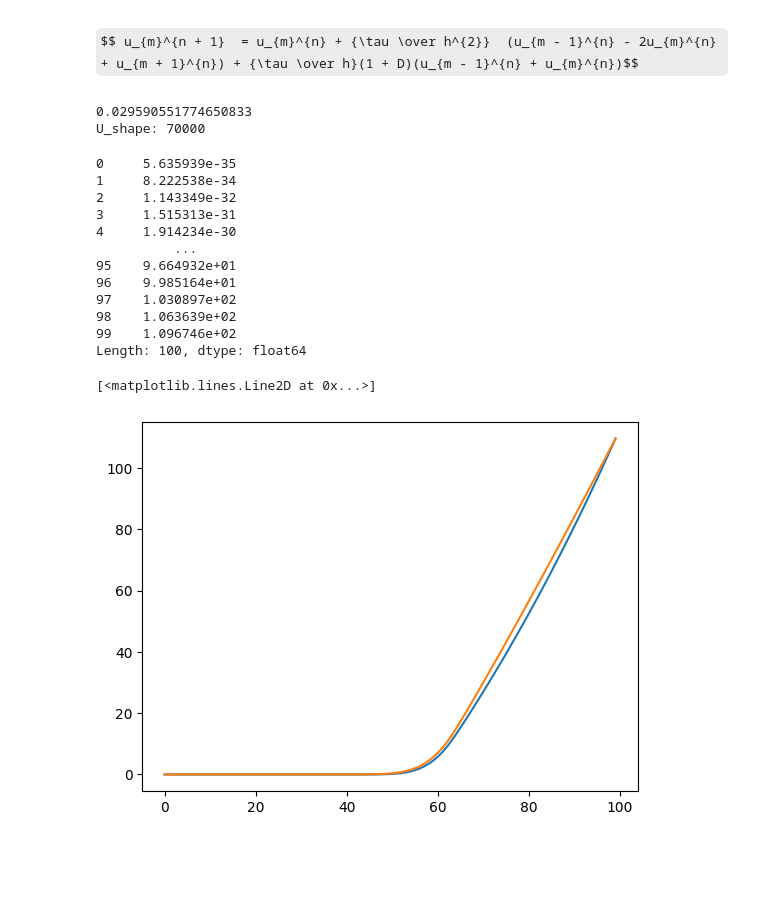
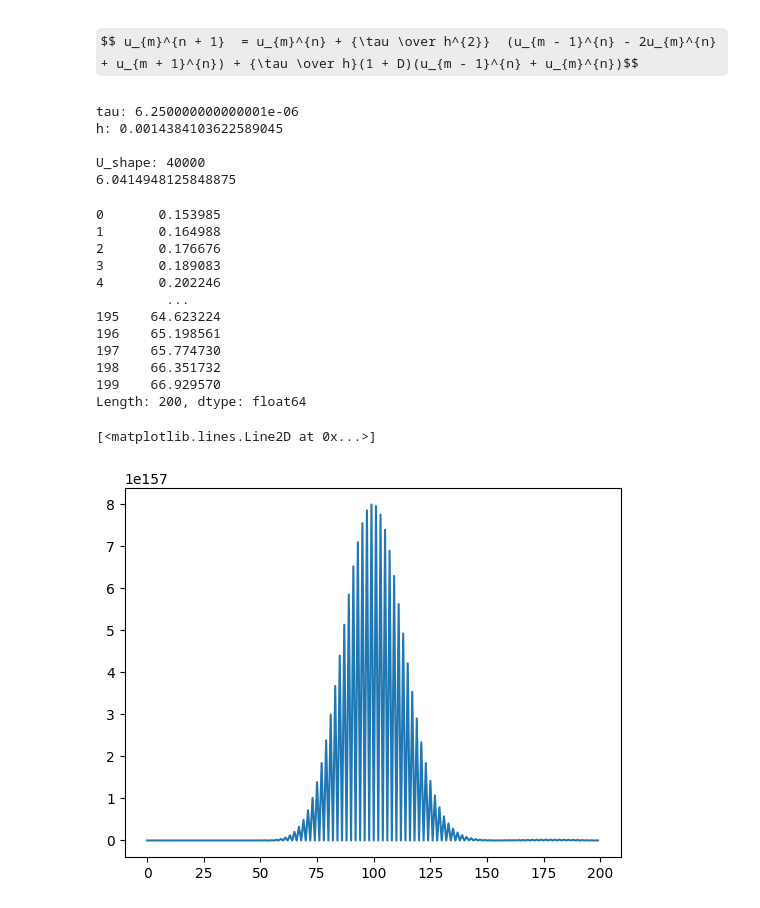
Before and after one commit to ChingisBadmaev/sirius_university, a Jupyter notebook: Monte-Carlo-Simulation/tasklist_2/task_2.ipynb, the cells around one changed output. Cells and saved outputs as stored; diff of their text form; code cells hidden in the pictures; some formulas as TeX source; blank space fills up the shorter version.

```diff
--- a/Monte-Carlo-Simulation/tasklist_2/task_2.ipynb
+++ b/Monte-Carlo-Simulation/tasklist_2/task_2.ipynb
@@ -18,23 +19,31 @@ $$ tau = {\widetilde \Tau \over N} $$
 
 $$ u_{m}^{n + 1}  = u_{m}^{n} + {\tau \over h^{2}}  (u_{m - 1}^{n} - 2u_{m}^{n} + u_{m + 1}^{n}) + {\tau \over h}(1 + D)(u_{m - 1}^{n} + u_{m}^{n})$$
 # %%
-T, N = 1, 7 * 10 ** 2
-S_1, S_2, K, M = 100, 300, 200, 10 ** 2
+T, N = 1, 2 * 10 ** 2
+S_1, S_2, K = 300, 400, 350
 r, sigma= 0.1, 0.05
+M = N
 T_wave = (sigma ** 2) * T / 2
 D = (2 * r) / (sigma ** 2)
 X_1 = np.log(S_1 / K)
 X_2 = np.log(S_2 / K)
-X_arr = np.linspace(X_1, X_2, M)
+X_arr = np.linspace(X_1, X_2, N)
+
 tau = T_wave / N
-h = abs(X_1 - X_2) / M
-print(tau / ((h ** 2) / 2))
-U_shape = (N, M)
-print('U_shape:', N * M)
+h = abs(X_1 - X_2) / N
+print('tau:', tau)
+print('h:', h)
+print()
+U_shape = (N, N)
+print('U_shape:', N * N)
 U = np.zeros(U_shape)
+print(tau / (pow(h , 2) / 2))
 # %% [output]
-0.029590551774650833
-U_shape: 70000
+tau: 6.250000000000001e-06
+h: 0.0014384103622589045
+
+U_shape: 40000
+6.0414948125848875
 # %%
 # инициализация, граничные условия
 D = (2 * r) / (sigma ** 2)
@@ -86,23 +99,22 @@ for i in tqdm(range(len(t_arr))):
 # %%
-V_exact = pd.DataFrame(exact)
+V_exact = pd.DataFrame(get_exact())
 ans_exact = V_exact.sum(axis=0) / V_exact.shape[0]
 ans_exact
 # %% [output]
-0     5.635939e-35
-1     8.222538e-34
-2     1.143349e-32
-3     1.515313e-31
-4     1.914234e-30
-          ...
-95    9.664932e+01
-96    9.985164e+01
-97    1.030897e+02
-98    1.063639e+02
-99    1.096746e+02
-Length: 100, dtype: float64
+0       0.153985
+1       0.164988
+2       0.176676
+3       0.189083
+4       0.202246
+         ...
+195    64.623224
+196    65.198561
+197    65.774730
+198    66.351732
+199    66.929570
+Length: 200, dtype: float64
-# %%
-plt.plot(ans_exact)
-plt.plot(ans_numerical)
-# %% [output]
-[<matplotlib.lines.Line2D at 0x...>]
-[figure, removed]
+# %%
+plt.plot(V_numerical.iloc[-1])
+# %% [output]
+[<matplotlib.lines.Line2D at 0x...>]
+[figure, added]
```
Also changed, not shown: parts of 3 cells of this notebook, 4 other files.
